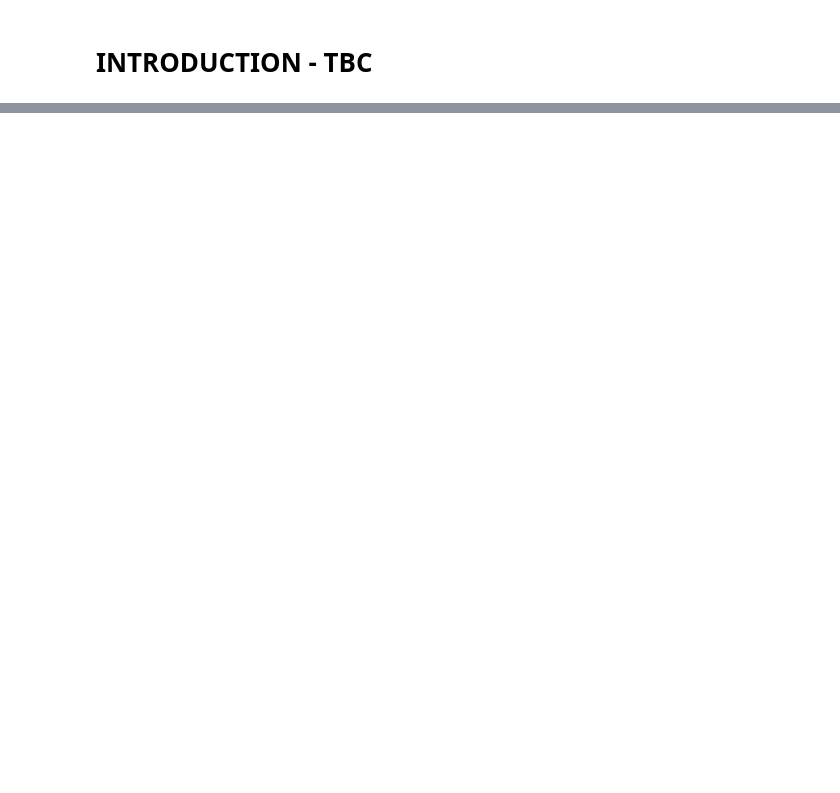
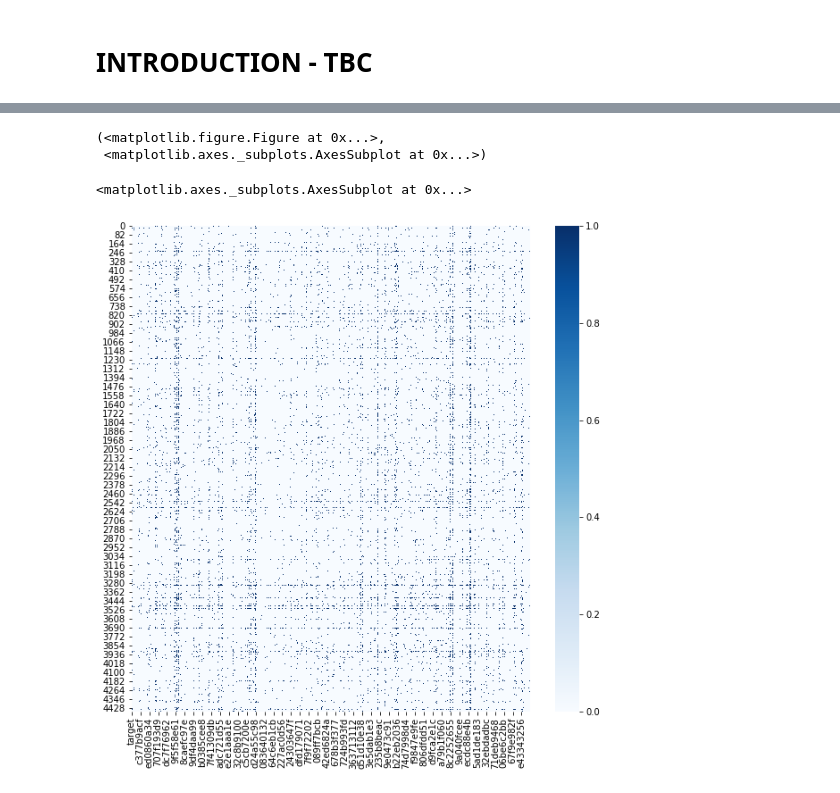
Before and after one commit to methoddatascience/theta, a Jupyter notebook: kaggle comp/EDA Santander value prediction.ipynb, the cells around one changed output, grey strips where cells are left out. Drawn from its saved outputs; the diff is of its cells as text; code cells hidden in the pictures; blank space fills up the shorter version.

```diff
--- a/kaggle comp/EDA Santander value prediction.ipynb
+++ b/kaggle comp/EDA Santander value prediction.ipynb
@@ -14,0 +138,13 @@ FileNotFoundError: File b'../all/train.csv' does not exist
+# %%
+## Study the sparsity per column
+plt.subplots(figsize=(10,10))
+sns.heatmap(train_df.drop(["ID"],axis = 1)
+            , annot=False, fmt="g",cmap="Blues",vmax= 1, vmin=0)
+plt.show()
+
+# we have a highly sparse data along all the data set
+# %% [output]
+(<matplotlib.figure.Figure at 0x...>,
+ <matplotlib.axes._subplots.AxesSubplot at 0x...>)
+<matplotlib.axes._subplots.AxesSubplot at 0x...>
+[figure, added]
```
Also changed, not shown: parts of 18 cells of this notebook.
